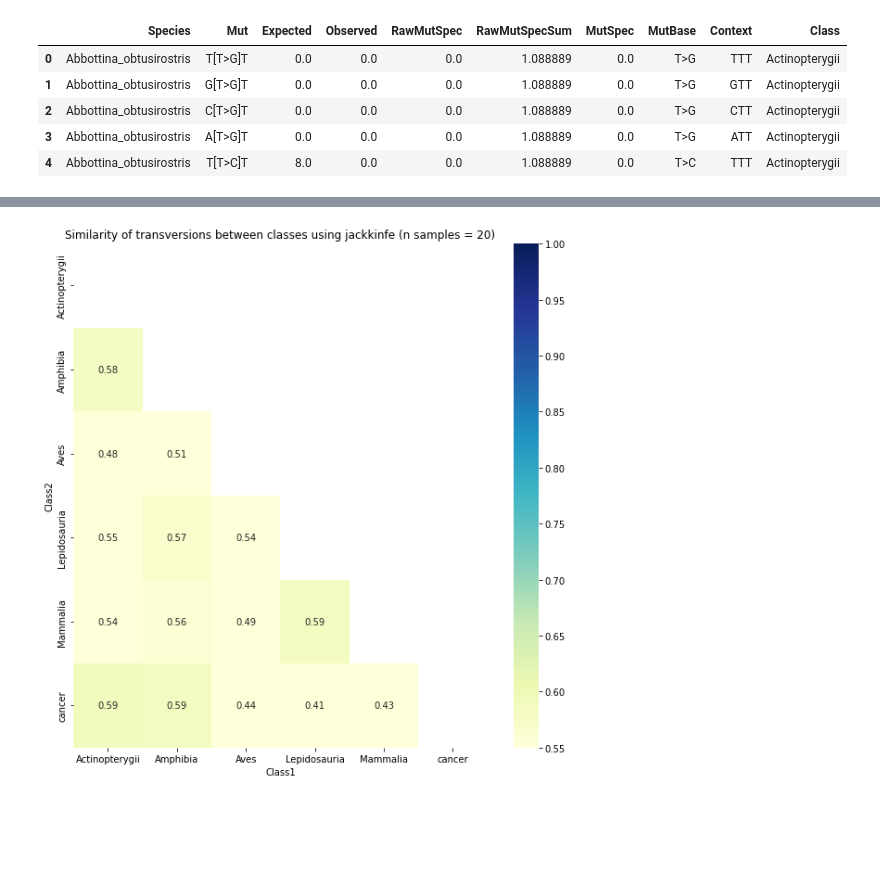
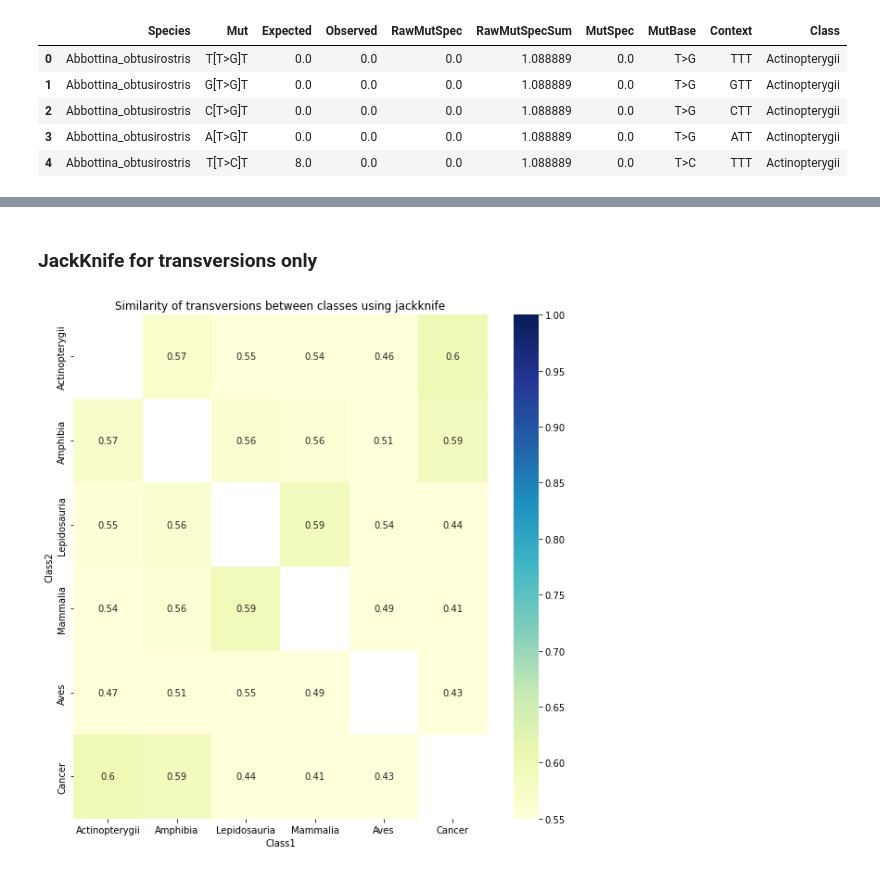
Before and after one commit to mitoclub/mtdna-192component-mutspec-chordata, a Jupyter notebook: scripts/similarity_jack.ipynb, the cells around one changed output, grey strips where cells are left out. Drawn from its saved outputs; the diff is of its cells as text; code cells hidden in the pictures; blank space fills up the shorter version.

```diff
--- a/scripts/similarity_jack.ipynb
+++ b/scripts/similarity_jack.ipynb
@@ -22,7 +26,7 @@ mut.head()
 canc_df = pd.read_csv('../data/external/cancer_mutspec.csv')
 canc_df = canc_df[['Mut','MutSpec_ExDloop']]
 canc_df = canc_df.rename(columns={"MutSpec_ExDloop":"MutSpec"})
-canc_df['Class'] = 'ex_dloop'
+canc_df['Class'] = 'Cancer'
 canc_df['MutBase'] = canc_df.Mut.str.slice(2, 5)
 canc_df.head()
 # %% [output]
@@ -35,2 +41,3 @@ canc_df.head()
 # %%
-cl_vec = list(mut['Class'].drop_duplicates()) + ['cancer']
+cl_vec = list(mut['Class'].drop_duplicates()) + ['Cancer']
+correct_order = ["Actinopterygii","Amphibia", "Lepidosauria", "Mammalia", "Aves", "Cancer"]
@@ -45,7 +58,7 @@ def calc_mutspec_class(df: pd.DataFrame):
 # %%
+TS_vec = ['A>G', 'G>A', 'T>C', 'C>T']
+TV_vec = ['A>T', 'T>A', 'C>G', 'G>C', 'C>A', 'A>C', 'T>G', 'G>T']
 def get_similarity_table(mut_df: pd.DataFrame, canc_df: pd.DataFrame, mut_type='all', n_iter=100):
-    TS_vec = ['A>G', 'G>A', 'T>C', 'C>T']
-    TV_vec = ['A>T', 'T>A', 'C>G', 'G>C', 'C>A', 'A>C', 'T>G', 'G>T']
 
     n = 0
     to_heatmap = []
@@ -62,7 +75,7 @@ def get_similarity_table(mut_df: pd.DataFrame, canc_df: pd.DataFrame, mut_type='
         raise('Error, try another MutType')
     while n < n_iter:
         for cls1 in cl_vec:
-            if cls1 != 'cancer':
+            if cls1 != 'Cancer':
                 df1_sps = mut_to_cos[mut_to_cos['Class'] == cls1]['Species'].sample(n=20, replace=False)
                 df1 = calc_mutspec_class(mut_to_cos[mut_to_cos['Species'].isin(df1_sps)])
             else:
@@ -70,7 +83,7 @@ def get_similarity_table(mut_df: pd.DataFrame, canc_df: pd.DataFrame, mut_type='
             for cls2 in cl_vec:
                 if cls1 == cls2:
                     cos192=0
-                elif cls2 != 'cancer':
+                elif cls2 != 'Cancer':
                     df2_sps = mut_to_cos[mut_to_cos['Class'] == cls2]['Species'].sample(n=20, replace=False)
                     df2 = calc_mutspec_class(mut_to_cos[mut_to_cos['Species'].isin(df2_sps)])
                     cos192 = spatial.distance.cosine(df1['MutSpec'], df2['MutSpec'])
@@ -112,13 +129,15 @@ plt.savefig('../pictures/Jackknife_SimilarityTS.pdf', dpi=300)
+# %% [markdown]
+### JackKnife for transversions only
 # %%
-to_heatmap = get_similarity_table(mut_df=mut, canc_df=canc_df, mut_type='TV')
+to_heatmap = get_similarity_table(mut_df=mut, canc_df=canc_df, mut_type='TV', n_iter=1000)
+to_heatmap.loc[to_heatmap['Class1'] == to_heatmap['Class2'], 'Similarity'] = np.nan
 TV_heatmap = to_heatmap.groupby(['Class1', 'Class2']).median().reset_index().pivot('Class2', 'Class1', 'Similarity')
-#TS_heatmap.index = pd.CategoricalIndex(TS_heatmap.index, categories= ["Actinopterygii",
-#                                        "Amphibia", "Lepidosauria", "Mammalia", "Aves", "cancer"])
-#TS_heatmap.sort_index(level=0, inplace=True)
-TV_matrix = np.triu(TV_heatmap)
+TV_heatmap.index = pd.CategoricalIndex(TV_heatmap.index, categories= correct_order)
+TV_heatmap.sort_index(level=0, inplace=True)
+TV_heatmap = TV_heatmap.reindex(correct_order, axis=1)
 plt.figure(figsize=(10, 10))
-ax = sns.heatmap(TV_heatmap, annot=True, mask=TV_matrix, cmap="YlGnBu", vmin =0.55, vmax=1)
-ax.set_title('Similarity of transversions between classes using jackkinfe (n samples = 20)')
+ax = sns.heatmap(TV_heatmap, annot=True, cmap="YlGnBu", vmin =0.55, vmax=1)
+ax.set_title('Similarity of transversions between classes using jackknife')
 plt.savefig('../pictures/Jackknife_SimilarityTV.pdf', dpi=300)
 # %% [output]
-[figure, old version]
+[figure, new version]
```
Also changed, not shown: parts of 13 cells of this notebook, 9 other files.
